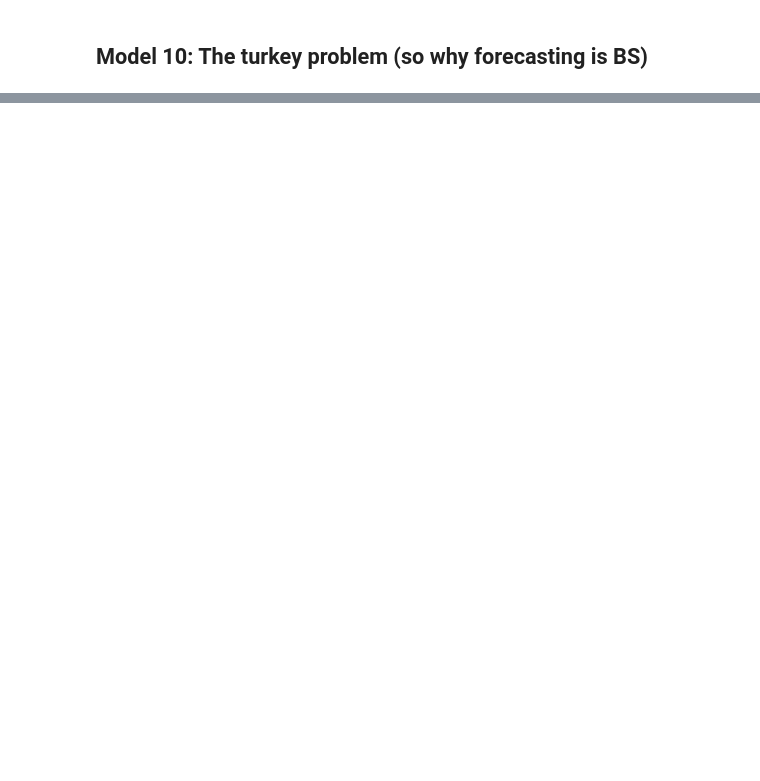
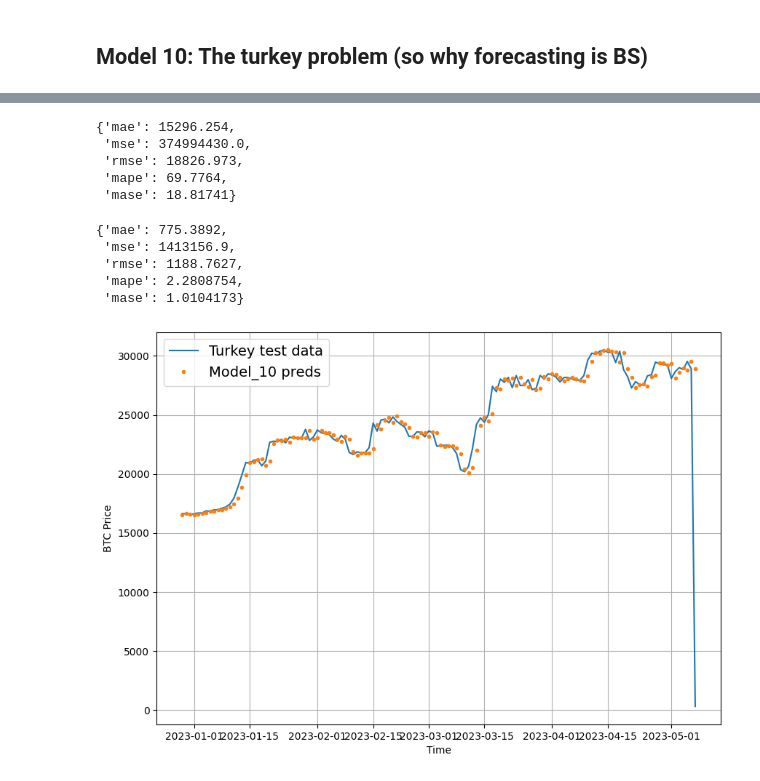
Before and after one commit to pawelkiszczak/tensorflow, a Jupyter notebook: colab_notebooks/10_time_series_forecasting_with_tensorflow.ipynb, the cells around one changed output, grey strips where cells are left out. Drawn from its saved outputs; the diff is of its cells as text; code cells hidden in the pictures; blank space fills up the shorter version.

```diff
--- a/colab_notebooks/10_time_series_forecasting_with_tensorflow.ipynb
+++ b/colab_notebooks/10_time_series_forecasting_with_tensorflow.ipynb
@@ -2485,0 +2536,3 @@ plot_time_series(next_time_steps,
+# %%
+HORIZON = 1
+WINDOW_SIZE = 7
@@ -2485,0 +2607,4 @@ plot_time_series(next_time_steps,
+# %%
+# Load best turkey model and evaluate
+model_10 = tf.keras.models.load_model('model_experiments/model_10_turkey')
+model_10.evaluate(X_test, y_test)
@@ -2485,0 +2614,4 @@ plot_time_series(next_time_steps,
+# %%
+# Make predictions
+model_10_preds = make_preds(model_10, X_test)
+model_10_preds[:10]
@@ -2485,0 +2623,35 @@ plot_time_series(next_time_steps,
+# %%
+# Evaluate preds
+model_10_results = evaluate_preds(y_true=y_test,
+                                  y_pred=model_10_preds)
+model_10_results
+# %% [output]
+{'mae': 15296.254,
+ 'mse': 374994430.0,
+ 'rmse': 18826.973,
+ 'mape': 69.7764,
+ 'mase': 18.81741}
+# %%
+model_1_results
+# %% [output]
+{'mae': 775.3892,
+ 'mse': 1413156.9,
+ 'rmse': 1188.7627,
+ 'mape': 2.2808754,
+ 'mase': 1.0104173}
+# %%
+# Plot the results
+plt.figure(figsize=(10,7))
+offset=500
+
+plot_time_series(timesteps=btc_timesteps_turkey[-len(X_test):],
+                 values=btc_price_turkey[-len(y_test):],
+                 format="-",
+                 label="Turkey test data",
+                 start=offset)
+plot_time_series(timesteps=btc_timesteps_turkey[-len(X_test):],
+                 values=model_10_preds,
+                 label="Model_10 preds",
+                 start=offset)
+# %% [output]
+[figure, added]
```
Also changed, not shown: parts of 66 cells of this notebook.
